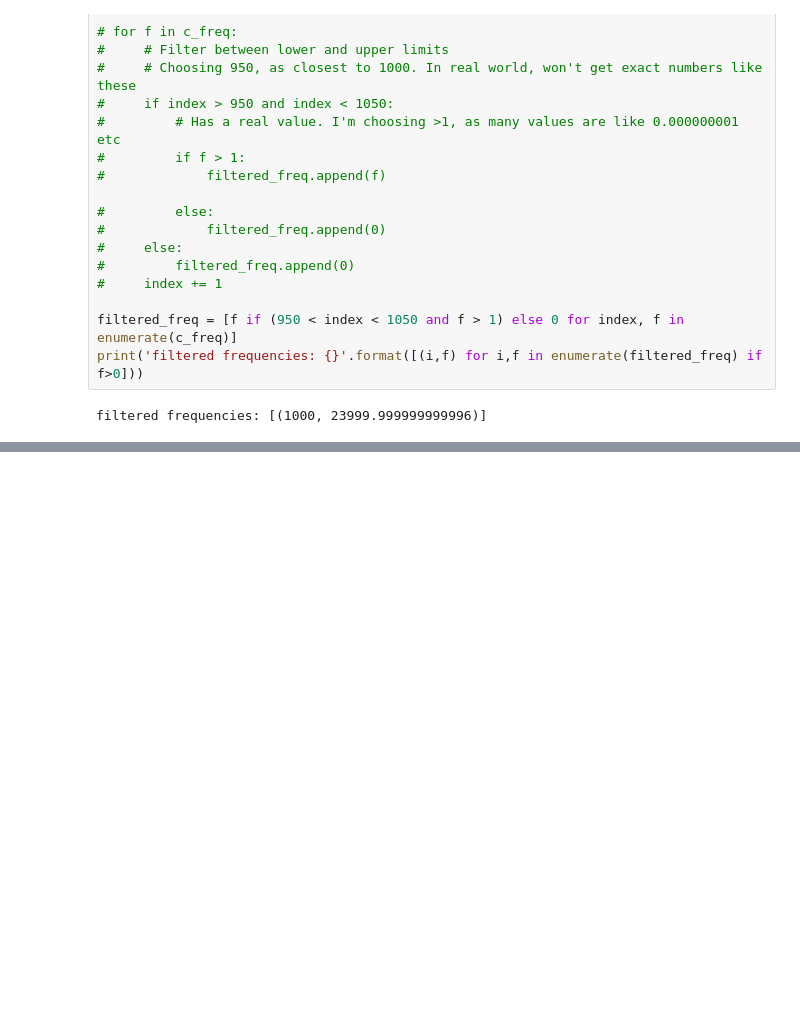
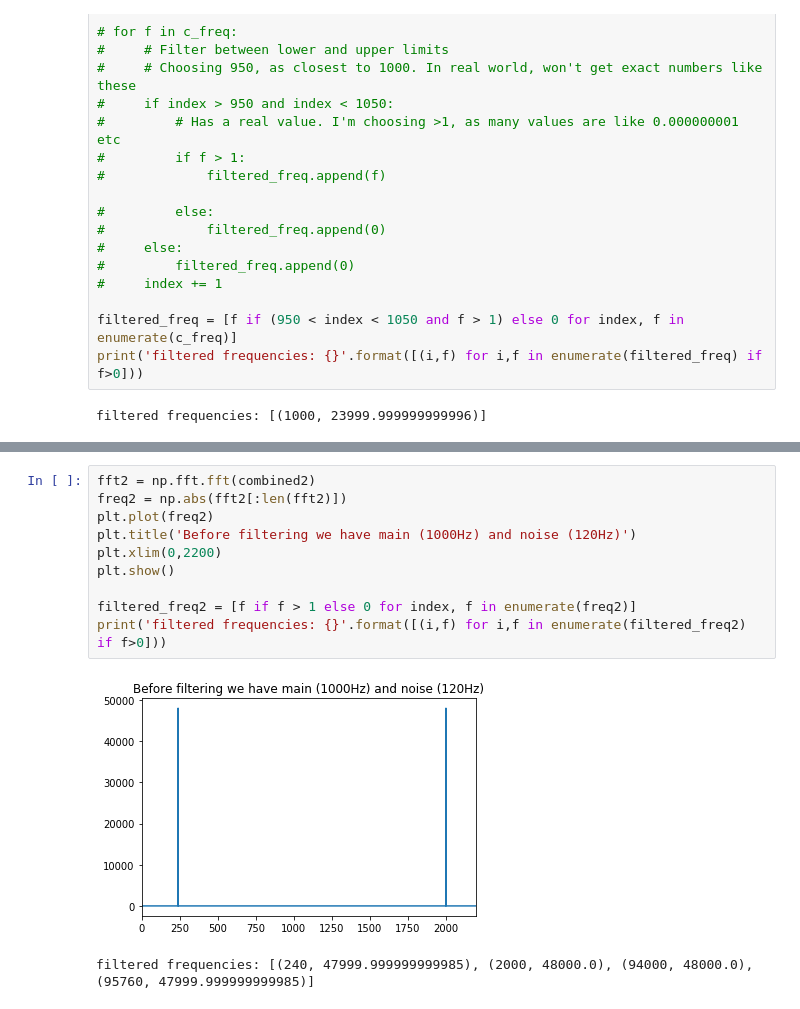
Before and after one commit to mcliff1/mypy, a Jupyter notebook: signal/audio_sp.ipynb, the cells around one changed output, grey strips where cells are left out. Saved outputs shown, nothing was run; the diff lists cells and outputs as text; blank space fills up the shorter version.

```diff
--- a/signal/audio_sp.ipynb
+++ b/signal/audio_sp.ipynb
@@ -134,0 +175,13 @@ filtered frequencies: [(1000, 23999.999999999996)]
+# %%
+fft2 = np.fft.fft(combined2)
+freq2 = np.abs(fft2[:len(fft2)])
+plt.plot(freq2)
+plt.title('Before filtering we have main (1000Hz) and noise (120Hz)')
+plt.xlim(0,2200)
+plt.show()
+
+filtered_freq2 = [f if f > 1 else 0 for index, f in enumerate(freq2)]
+print('filtered frequencies: {}'.format([(i,f) for i,f in enumerate(filtered_freq2) if f>0]))
+# %% [output]
+[figure, added]
+filtered frequencies: [(240, 47999.999999999985), (2000, 48000.0), (94000, 48000.0), (95760, 47999.999999999985)]
```
Also changed, not shown: parts of 6 cells of this notebook, 2 other files.
